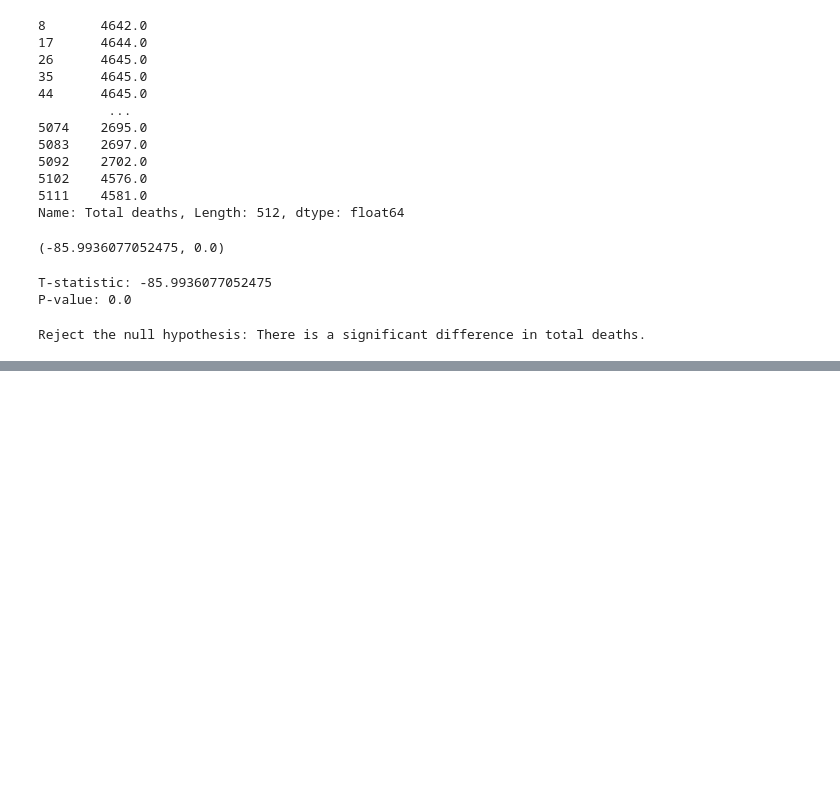
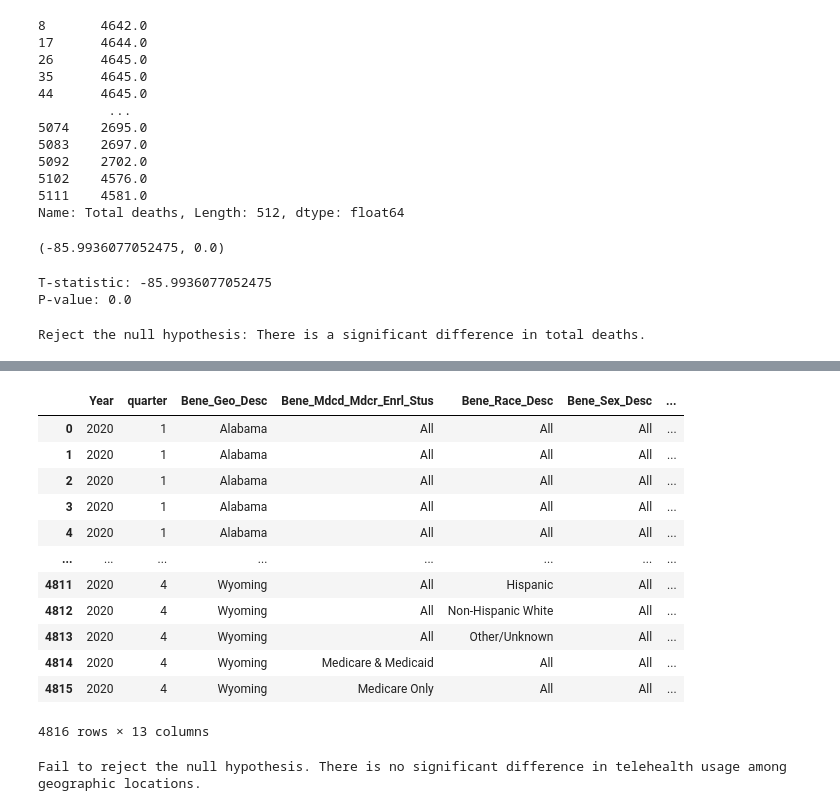
Before and after one commit to Alyssasorensen/datasci_5_statistics, a Jupyter notebook: datasci_5_statistics.ipynb, the cells around one changed output, grey strips where cells are left out. Drawn from its saved outputs; the diff is of its cells as text; code cells hidden in the pictures; blank space fills up the shorter version.

```diff
--- a/datasci_5_statistics.ipynb
+++ b/datasci_5_statistics.ipynb
@@ -163,0 +214,71 @@ Reject the null hypothesis: There is a significant difference in total deaths.
+# %%
+# Perform ANOVA
+f_statistic, p_value = stats.f_oneway(
+    filtered_df[filtered_df['Bene_Geo_Desc'] == 'Alabama']['Total_Bene_Telehealth'],
+    filtered_df[filtered_df['Bene_Geo_Desc'] == 'Alaska']['Total_Bene_Telehealth'],
+    filtered_df[filtered_df['Bene_Geo_Desc'] == 'Arizona']['Total_Bene_Telehealth'],
+    filtered_df[filtered_df['Bene_Geo_Desc'] == 'Arkansas']['Total_Bene_Telehealth'],
+    filtered_df[filtered_df['Bene_Geo_Desc'] == 'California']['Total_Bene_Telehealth'],
+    filtered_df[filtered_df['Bene_Geo_Desc'] == 'Colorado']['Total_Bene_Telehealth'],
+    filtered_df[filtered_df['Bene_Geo_Desc'] == 'Connecticut']['Total_Bene_Telehealth'],
+    filtered_df[filtered_df['Bene_Geo_Desc'] == 'Delaware']['Total_Bene_Telehealth'],
+    filtered_df[filtered_df['Bene_Geo_Desc'] == 'District Of Columbia']['Total_Bene_Telehealth'],
+    filtered_df[filtered_df['Bene_Geo_Desc'] == 'Florida']['Total_Bene_Telehealth'],
+    filtered_df[filtered_df['Bene_Geo_Desc'] == 'Georgia']['Total_Bene_Telehealth'],
+    filtered_df[filtered_df['Bene_Geo_Desc'] == 'Hawaii']['Total_Bene_Telehealth'],
+    filtered_df[filtered_df['Bene_Geo_Desc'] == 'Idaho']['Total_Bene_Telehealth'],
+    filtered_df[filtered_df['Bene_Geo_Desc'] == 'Illinois']['Total_Bene_Telehealth'],
+    filtered_df[filtered_df['Bene_Geo_Desc'] == 'Indiana']['Total_Bene_Telehealth'],
+    filtered_df[filtered_df['Bene_Geo_Desc'] == 'Iowa']['Total_Bene_Telehealth'],
+    filtered_df[filtered_df['Bene_Geo_Desc'] == 'Kansas']['Total_Bene_Telehealth'],
+    filtered_df[filtered_df['Bene_Geo_Desc'] == 'Kentucky']['Total_Bene_Telehealth'],
+    filtered_df[filtered_df['Bene_Geo_Desc'] == 'Louisiana']['Total_Bene_Telehealth'],
+    filtered_df[filtered_df['Bene_Geo_Desc'] == 'Maine']['Total_Bene_Telehealth'],
+    filtered_df[filtered_df['Bene_Geo_Desc'] == 'Maryland']['Total_Bene_Telehealth'],
+    filtered_df[filtered_df['Bene_Geo_Desc'] == 'Massachusetts']['Total_Bene_Telehealth'],
+    filtered_df[filtered_df['Bene_Geo_Desc'] == 'Michigan']['Total_Bene_Telehealth'],
+    filtered_df[filtered_df['Bene_Geo_Desc'] == 'Minnesota']['Total_Bene_Telehealth'],
+    filtered_df[filtered_df['Bene_Geo_Desc'] == 'Mississippi']['Total_Bene_Telehealth'],
+    filtered_df[filtered_df['Bene_Geo_Desc'] == 'Missouri']['Total_Bene_Telehealth'],
+    filtered_df[filtered_df['Bene_Geo_Desc'] == 'Montana']['Total_Bene_Telehealth'],
+    filtered_df[filtered_df['Bene_Geo_Desc'] == 'National']['Total_Bene_Telehealth'],
+    filtered_df[filtered_df['Bene_Geo_Desc'] == 'Nebraska']['Total_Bene_Telehealth'],
+    filtered_df[filtered_df['Bene_Geo_Desc'] == 'Nevada']['Total_Bene_Telehealth'],
+    filtered_df[filtered_df['Bene_Geo_Desc'] == 'New Hampshire']['Total_Bene_Telehealth'],
+    filtered_df[filtered_df['Bene_Geo_Desc'] == 'New Jersey']['Total_Bene_Telehealth'],
+    filtered_df[filtered_df['Bene_Geo_Desc'] == 'New Mexico']['Total_Bene_Telehealth'],
+    filtered_df[filtered_df['Bene_Geo_Desc'] == 'New York']['Total_Bene_Telehealth'],
+    filtered_df[filtered_df['Bene_Geo_Desc'] == 'North Carolina']['Total_Bene_Telehealth'],
+    filtered_df[filtered_df['Bene_Geo_Desc'] == 'North Dakota']['Total_Bene_Telehealth'],
+    filtered_df[filtered_df['Bene_Geo_Desc'] == 'Ohio']['Total_Bene_Telehealth'],
+    filtered_df[filtered_df['Bene_Geo_Desc'] == 'Oklahoma']['Total_Bene_Telehealth'],
+    filtered_df[filtered_df['Bene_Geo_Desc'] == 'Oregon']['Total_Bene_Telehealth'],
+    filtered_df[filtered_df['Bene_Geo_Desc'] == 'Pennsylvania']['Total_Bene_Telehealth'],
+    filtered_df[filtered_df['Bene_Geo_Desc'] == 'Rhode Island']['Total_Bene_Telehealth'],
+    filtered_df[filtered_df['Bene_Geo_Desc'] == 'South Carolina']['Total_Bene_Telehealth'],
+    filtered_df[filtered_df['Bene_Geo_Desc'] == 'South Dakota']['Total_Bene_Telehealth'],
+    filtered_df[filtered_df['Bene_Geo_Desc'] == 'Tennessee']['Total_Bene_Telehealth'],
+    filtered_df[filtered_df['Bene_Geo_Desc'] == 'Texas']['Total_Bene_Telehealth'],
+    filtered_df[filtered_df['Bene_Geo_Desc'] == 'Utah']['Total_Bene_Telehealth'],
+    filtered_df[filtered_df['Bene_Geo_Desc'] == 'Vermont']['Total_Bene_Telehealth'],
+    filtered_df[filtered_df['Bene_Geo_Desc'] == 'Virginia']['Total_Bene_Telehealth'],
+    filtered_df[filtered_df['Bene_Geo_Desc'] == 'Washington']['Total_Bene_Telehealth'],
+    filtered_df[filtered_df['Bene_Geo_Desc'] == 'West Virginia']['Total_Bene_Telehealth'],
+    filtered_df[filtered_df['Bene_Geo_Desc'] == 'Wisconsin']['Total_Bene_Telehealth'],
+    filtered_df[filtered_df['Bene_Geo_Desc'] == 'Wyoming']['Total_Bene_Telehealth'],
+)
+filtered_df
+# %% [output]
+|  | Year | quarter | Bene_Geo_Desc | Bene_Mdcd_Mdcr_Enrl_Stus | Bene_Race_Desc | Bene_Sex_Desc | ... |
+| 0 | 2020 | 1 | Alabama | All | All | All | ... |
+| 1 | 2020 | 1 | Alabama | All | All | All | ... |
+| 2 | 2020 | 1 | Alabama | All | All | All | ... |
+| 3 | 2020 | 1 | Alabama | All | All | All | ... |
+| 4 | 2020 | 1 | Alabama | All | All | All | ... |
+| ... | ... | ... | ... | ... | ... | ... | ... |
+| 4811 | 2020 | 4 | Wyoming | All | Hispanic | All | ... |
+| 4812 | 2020 | 4 | Wyoming | All | Non-Hispanic White | All | ... |
+| 4813 | 2020 | 4 | Wyoming | All | Other/Unknown | All | ... |
+| 4814 | 2020 | 4 | Wyoming | Medicare & Medicaid | All | All | ... |
+| 4815 | 2020 | 4 | Wyoming | Medicare Only | All | All | ... |
+4816 rows × 13 columns
@@ -163,0 +288,8 @@ Reject the null hypothesis: There is a significant difference in total deaths.
+# %%
+# Check p-value against alpha
+if p_value < alpha:
+    print("Reject the null hypothesis. There is a significant difference in telehealth usage among geographic locations.")
+else:
+    print("Fail to reject the null hypothesis. There is no significant difference in telehealth usage among geographic locations.")
+# %% [output]
+Fail to reject the null hypothesis. There is no significant difference in telehealth usage among geographic locations.
```
Also changed, not shown: parts of 7 cells of this notebook.
